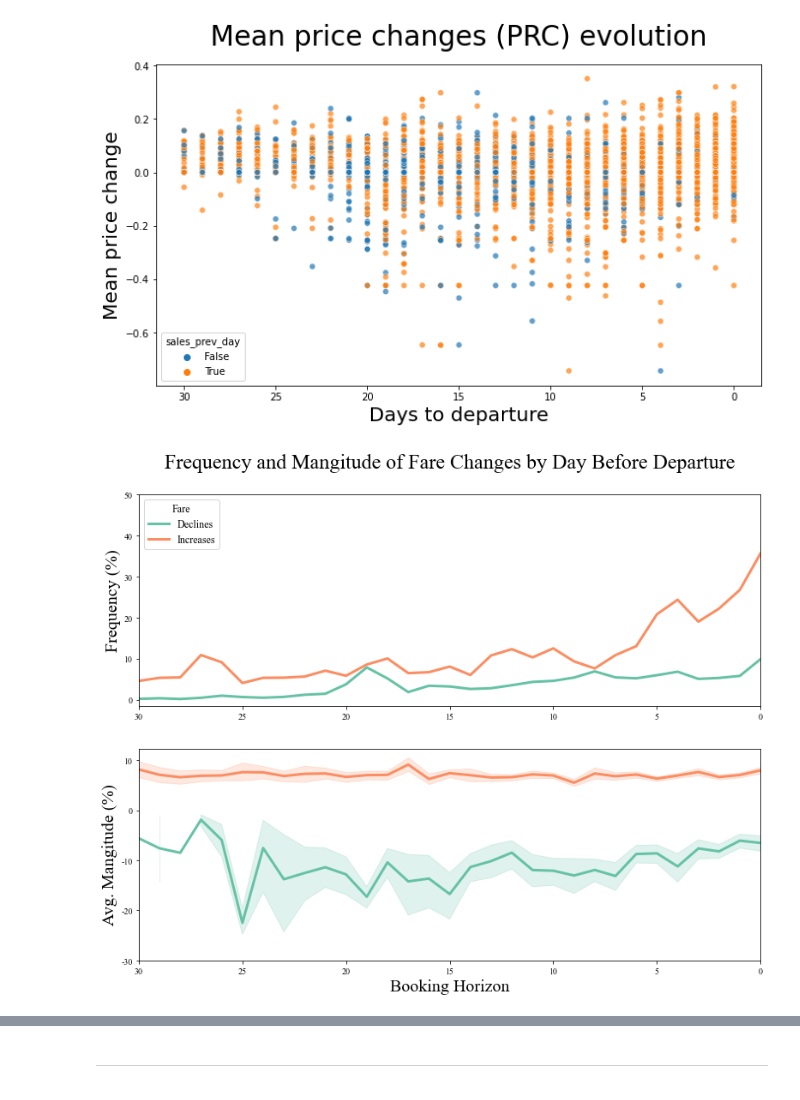
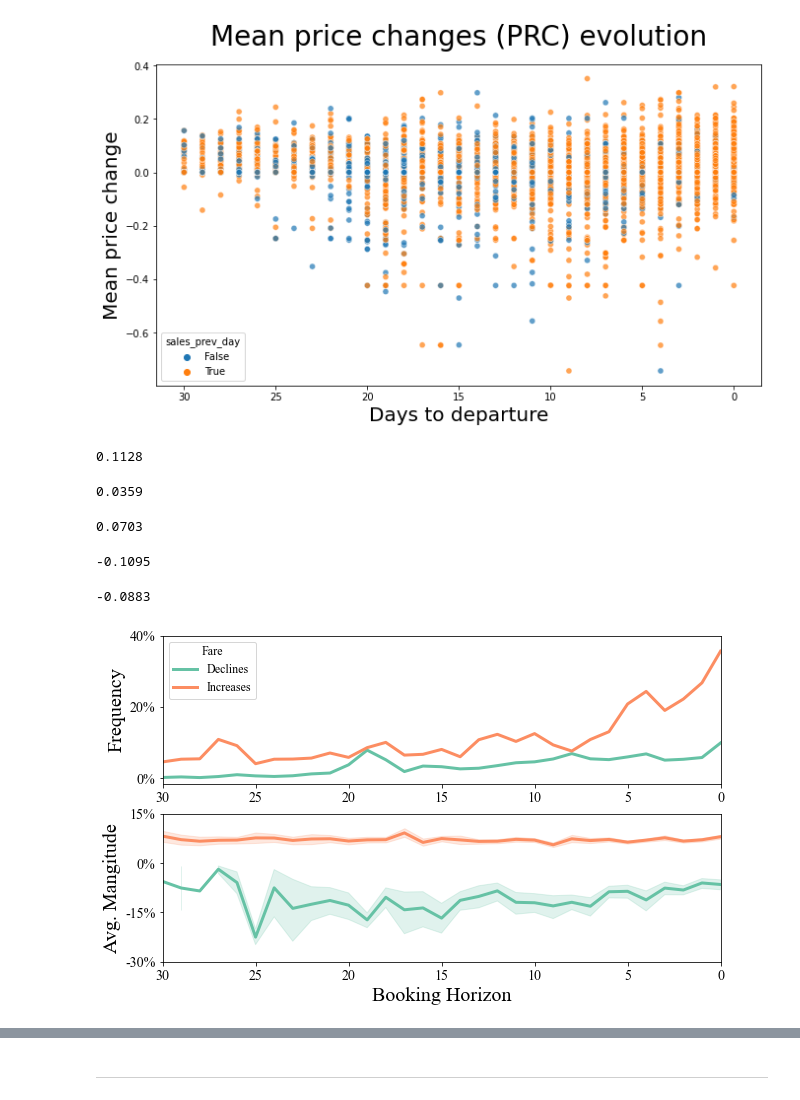
Before and after one commit to adamvig96/renfe-analysis, a Jupyter notebook: data-descriptives.ipynb, the cells around one changed output, grey strips where cells are left out. Drawn from its saved outputs; the diff is of its cells as text; code cells hidden in the pictures.

```diff
--- a/data-descriptives.ipynb
+++ b/data-descriptives.ipynb
@@ -347,0 +430,10 @@ plt.show()
+# %%
+#average fare increase frequency
+figdata.query("price_change_direction == 1")["price_change_freq"].mean().round(4)
+# %% [output]
+0.1128
+# %%
+# average fare decline frequency
+figdata.query("price_change_direction == -1")["price_change_freq"].mean().round(4)
+# %% [output]
+0.0359
@@ -348,5 +442,22 @@ plt.show()
+# %%
+# Average magnitude of price increase
+figdata_2.loc[figdata_2["price_change_direction"] == 1,"price_change_percentage"].mean().round(4)
+# %% [output]
+0.0703
+# %%
+# average magnitude of price decline
+figdata_2.loc[figdata_2["price_change_direction"] == -1,"price_change_percentage"].mean().round(4)
+# %% [output]
+-0.1095
+# %%
+# average magnitude of price decline last week
+figdata_2.loc[figdata_2["days_till_dep"].isin([0, 1, 2, 3, 4, 5, 6, 7])].loc[
+    figdata_2["price_change_direction"] == -1, "price_change_percentage"
+].mean().round(4)
+# %% [output]
+-0.0883
 # %%
-plt.figure(figsize=(13, 10))
+plt.figure(figsize=(10, 6))
 
 
 figdata = (
@@ -383,60 +494,60 @@ sns.lineplot(
 plt.gca().invert_xaxis()
 
 plt.xlabel("", fontsize=0, fontweight=450)
-plt.ylabel("Frequency (%)", fontsize=20, fontweight=450)
-plt.title(
-    "Frequency and Mangitude of Fare Changes by Day Before Departure",
-    fontsize=24,
-    y=1.1,
-)
+plt.ylabel("Frequency", fontsize=20, fontweight=450)
+#plt.title(
+#    "Figure 2: Frequency and Mangitude of Fare Changes\nby Day Before Departure",
+#    fontsize=24,
+#    y=1.1,
+#)
 
 
 ax1.legend(("Declines", "Increases"), loc="upper left", prop={"size": 12}).set_title(
     "Fare", prop={"size": 12}
 )
 
-tick_max = 0.5
-tick_interval = 0.1
+tick_max = 0.3
+tick_interval = 0.2
 ax1.set_yticks(np.arange(0, tick_max + tick_interval, tick_interval))
-ax1.set_yticklabels(np.arange(0, 60, 10))
+ax1.set_yticklabels(['{:.0f}%'.format(x*100) for x in ax1.get_yticks()])
+ax1.tick_params(axis="both", which="major", labelsize=14)
 ax1.set_xlim(30, 0)
 
 
 # BOTTOM FIG.
 figdata_2 = data.loc[data["price_change_direction"] != 0]
 
 ax2 = plt.subplot(2, 1, 2)
 sns.lineplot(
     data=figdata_2,
     x="days_till_dep",
     y="price_change_percentage",
     estimator="mean",
     hue="price_change_direction",
     palette="Set2",
     linewidth=3,
     ax=ax2,
 ).get_legend().remove()
 
 plt.gca().invert_xaxis()
 
 plt.xlabel("Booking Horizon", fontsize=20, fontweight=450)
-plt.ylabel("Avg. Mangitude (%)", fontsize=20, fontweight=450)
+plt.ylabel("Avg. Mangitude", fontsize=20, fontweight=450)
 
 
 tick_max = 0.1
 tick_min = -0.3
-tick_interval = 0.1
+tick_interval = 0.15
 
 ax2.set_yticks(np.arange(tick_min, tick_max + tick_interval, tick_interval))
-ax2.set_yticklabels(
-    np.arange(int(tick_min * 100), int(tick_max * 100 + 1), int(tick_interval * 100))
-)
+ax2.set_yticklabels(['{:.0f}%'.format(x*100) for x in ax2.get_yticks()])
+
 ax2.set_xlim(30, 0)
+ax2.tick_params(axis="both", which="major", labelsize=14)
 
-
-plt.savefig("figures/freq_and_magn_of_fare_changes", dpi=300)
+plt.savefig("figures/fig2_freq_and_magn_of_fare_changes", dpi=300)
 plt.show()
 
 # bele
 # %% [output]
-[figure, old version]
+[figure, new version]
```
Also changed, not shown: parts of 19 cells of this notebook, 13 other files.
